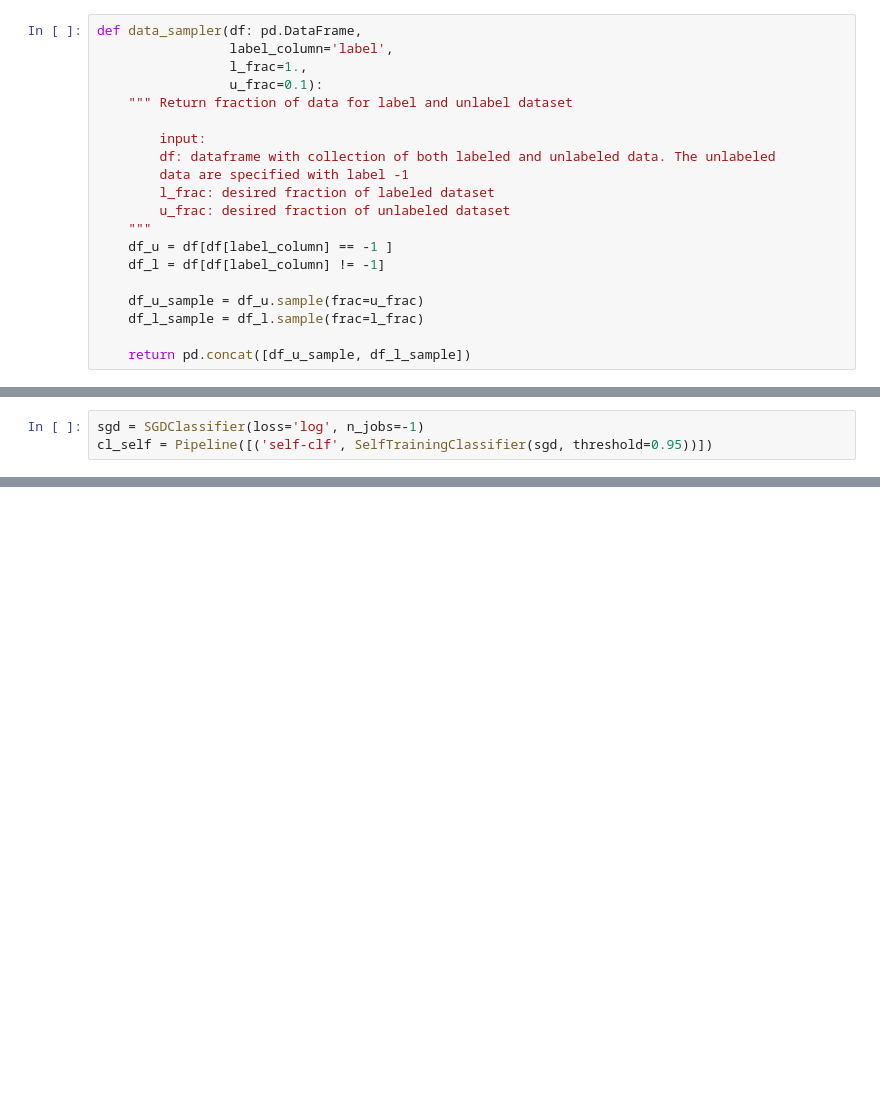
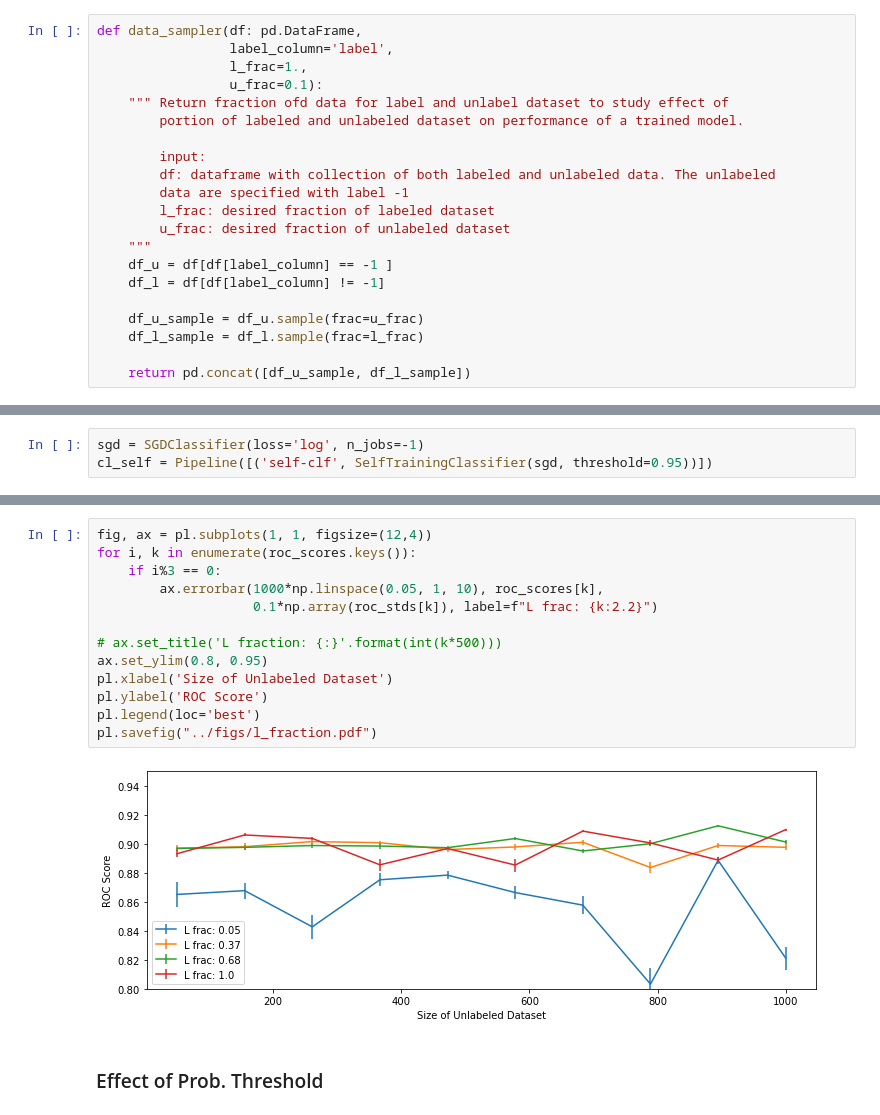
Before and after one commit to khroushan/semi-supervised-ml, a Jupyter notebook: notebooks/20_gaussian_data.ipynb, the cells around one changed output, grey strips where cells are left out. Drawn from its saved outputs; the diff is of its cells as text; blank space fills up the shorter version.

Commit message:
effect of threshold

```diff
--- a/notebooks/20_gaussian_data.ipynb
+++ b/notebooks/20_gaussian_data.ipynb
@@ -66,7 +68,8 @@ def data_sampler(df: pd.DataFrame,
                  label_column='label',
                  l_frac=1.,
                  u_frac=0.1):
-    """ Return fraction of data for label and unlabel dataset
+    """ Return fraction ofd data for label and unlabel dataset to study effect of
+        portion of labeled and unlabeled dataset on performance of a trained model.
 
         input:
         df: dataframe with collection of both labeled and unlabeled data. The unlabeled
@@ -153,0 +162,17 @@ Text(0, 0.5, 'ROC Score')
+# %%
+fig, ax = pl.subplots(1, 1, figsize=(12,4))
+for i, k in enumerate(roc_scores.keys()):
+    if i%3 == 0:
+        ax.errorbar(1000*np.linspace(0.05, 1, 10), roc_scores[k],
+                    0.1*np.array(roc_stds[k]), label=f"L frac: {k:2.2}")
+
+# ax.set_title('L fraction: {:}'.format(int(k*500)))
+ax.set_ylim(0.8, 0.95)
+pl.xlabel('Size of Unlabeled Dataset')
+pl.ylabel('ROC Score')
+pl.legend(loc='best')
+pl.savefig("../figs/l_fraction.pdf")
+# %% [output]
+[figure, added]
+# %% [markdown]
+### Effect of Prob. Threshold
```
Also changed, not shown: parts of 11 cells of this notebook, 4 other files.
